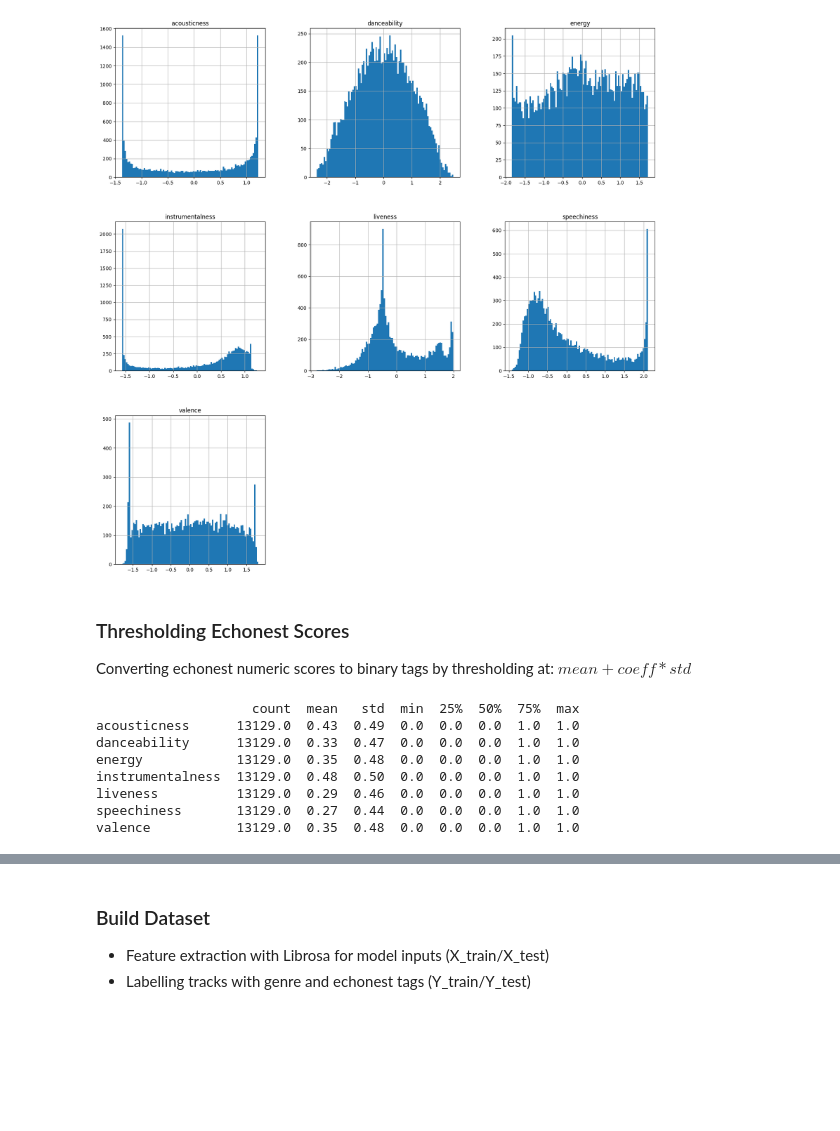
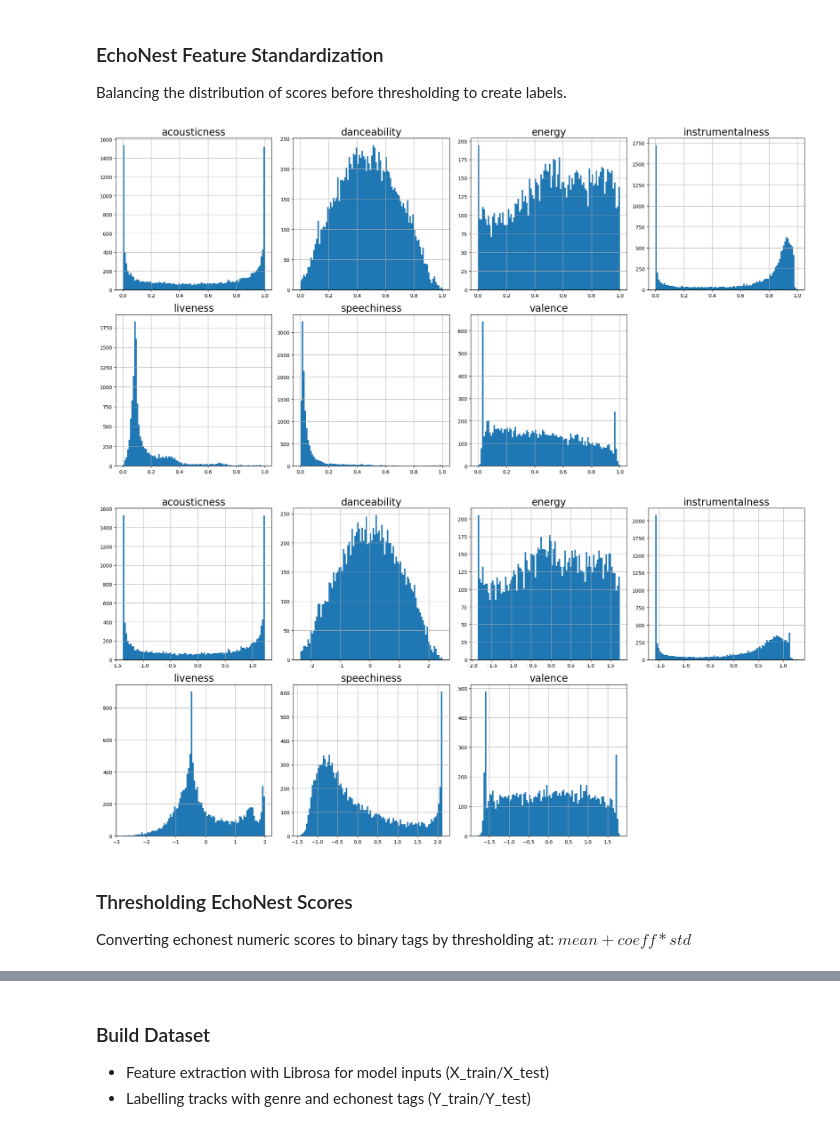
Before and after one commit to jasont7/music-tagging-project, a Jupyter notebook: main.ipynb, the cells around one changed output, grey strips where cells are left out. Cells and saved outputs as stored; diff of their text form; code cells hidden in the pictures; blank space fills up the shorter version.

Commit message:
compared standard scaling vs gaussian scaling echonest scores

```diff
--- a/main.ipynb
+++ b/main.ipynb
@@ -35,8 +35,16 @@ echonest_features = echonest_raw['echonest', 'audio_features']
 # drop tempo (will be a model input not target)
 echonest_features.drop('tempo', axis=1, inplace=True)
 
-# print histogram to see the distribution of values
-echonest_features.hist(bins=100, figsize=(20, 20));
+def plot_hist(df):
+    fig, axes = plt.subplots(2, 4, figsize=(20, 10))
+    for i, (col, ax) in enumerate(zip(df.columns, axes.flatten())):
+        df[col].hist(ax=ax, bins=100)
+        ax.set_title(col, fontsize=20)
+    axes.flatten()[-1].axis('off')
+    plt.tight_layout()
+    plt.show()
+
+plot_hist(echonest_features)
 
 print(echonest_features.describe().T.round(2))
 # %% [output]
@@ -52,40 +60,45 @@ valence           13129.0  0.44  0.28  0.00  0.20  0.42  0.67  1.00
+# %% [markdown]
+### EchoNest Feature Standardization
+Balancing the distribution of scores before thresholding to create labels.
+# %%
+mms = MinMaxScaler()
+en_feats_standard = pd.DataFrame(mms.fit_transform(echonest_features),
+                                 columns=echonest_features.columns,
+                                 index=echonest_features.index)
+
+plot_hist(en_feats_standard)
+# %% [output]
+[figure, added]
 # %%
-# log scale the echonest features to make them more normally distributed
 pt = PowerTransformer()
-en_feats_logscale = pd.DataFrame(pt.fit_transform(echonest_features),
+en_feats_gaussian = pd.DataFrame(pt.fit_transform(echonest_features),
                                  columns=echonest_features.columns,
                                  index=echonest_features.index)
 
-en_feats_logscale.hist(bins=100, figsize=(20, 20));
+plot_hist(en_feats_gaussian)
 # %% [output]
-[figure, old version]
+[figure, new version]
 # %% [markdown]
-### Thresholding Echonest Scores
+### Thresholding EchoNest Scores
 Converting echonest numeric scores to binary tags by thresholding at: $mean + coeff * std$
 # %%
-coeff = 0.5
-binary_tags = en_feats_logscale.apply(lambda x: (x > x.mean() + coeff*x.std()).astype(int), axis=0)
+def generate_echonest_labels(df, coeff=0.5, output_path='data/echonest_labels.csv'):
+    """ Generate binary labels from numeric echonest scores and save to a csv file.
+        Scores above the mean + coeff*std are considered '1', otherwise '0'.
+        Returns a list of the binary labels. """
 
-print(binary_tags.describe().T.round(2))
+    binary_tags = df.apply(lambda x: (x > x.mean() + coeff*x.std()).astype(int), axis=0)
 
-# save the binary targets to a csv file
-EN_feature_mapping = {
-    "acousticness": "acoustic",
-    "danceability": "danceable",
-    "energy": "energetic",
-    "instrumentalness": "instrumental",
-    "liveness": "lively",
-    "speechiness": "speechy",
-    "valence": "happy"
-}
-binary_tags.rename(columns=EN_feature_mapping, inplace=True)
-binary_tags.to_csv('data/echonest_labels.csv')
+    EN_feature_mapping = {
+        "acousticness": "acoustic",
+        "danceability": "danceable",
+        "energy": "energetic",
+        "instrumentalness": "instrumental",
+        "liveness": "lively",
+        "speechiness": "speechy",
+        "valence": "happy"
+    }
+    binary_tags.rename(columns=EN_feature_mapping, inplace=True)
+    binary_tags.to_csv(output_path)
+
+    return list(EN_feature_mapping.values())
-# %% [output]
-                    count  mean   std  min  25%  50%  75%  max
-acousticness      13129.0  0.43  0.49  0.0  0.0  0.0  1.0  1.0
-danceability      13129.0  0.33  0.47  0.0  0.0  0.0  1.0  1.0
-energy            13129.0  0.35  0.48  0.0  0.0  0.0  1.0  1.0
-instrumentalness  13129.0  0.48  0.50  0.0  0.0  0.0  1.0  1.0
-liveness          13129.0  0.29  0.46  0.0  0.0  0.0  1.0  1.0
-speechiness       13129.0  0.27  0.44  0.0  0.0  0.0  1.0  1.0
-valence           13129.0  0.35  0.48  0.0  0.0  0.0  1.0  1.0
```
Also changed, not shown: parts of 19 cells of this notebook, 5 other files.
